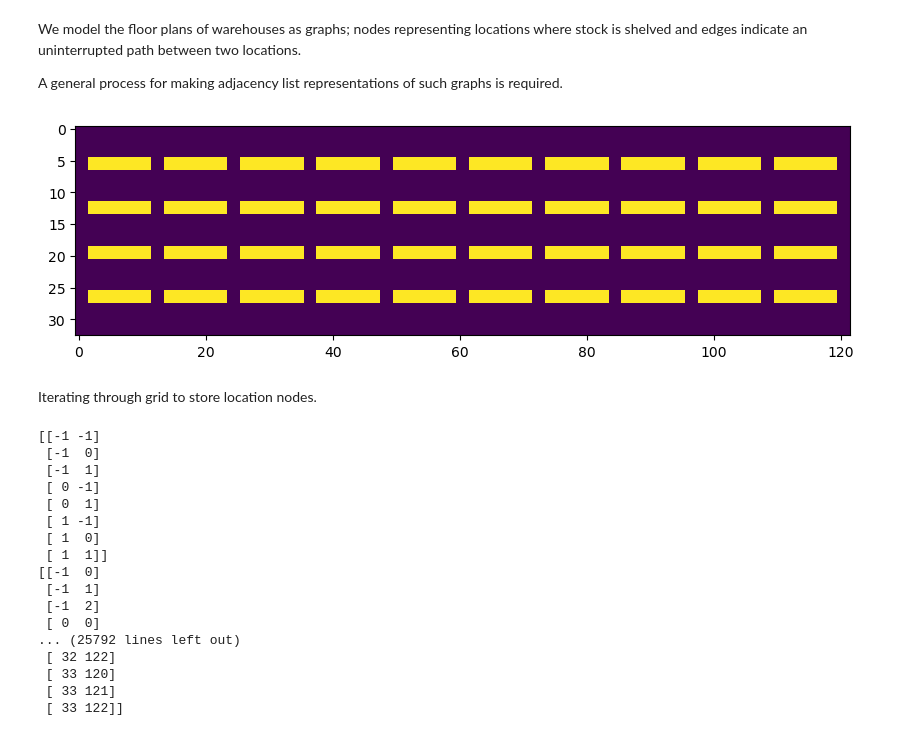
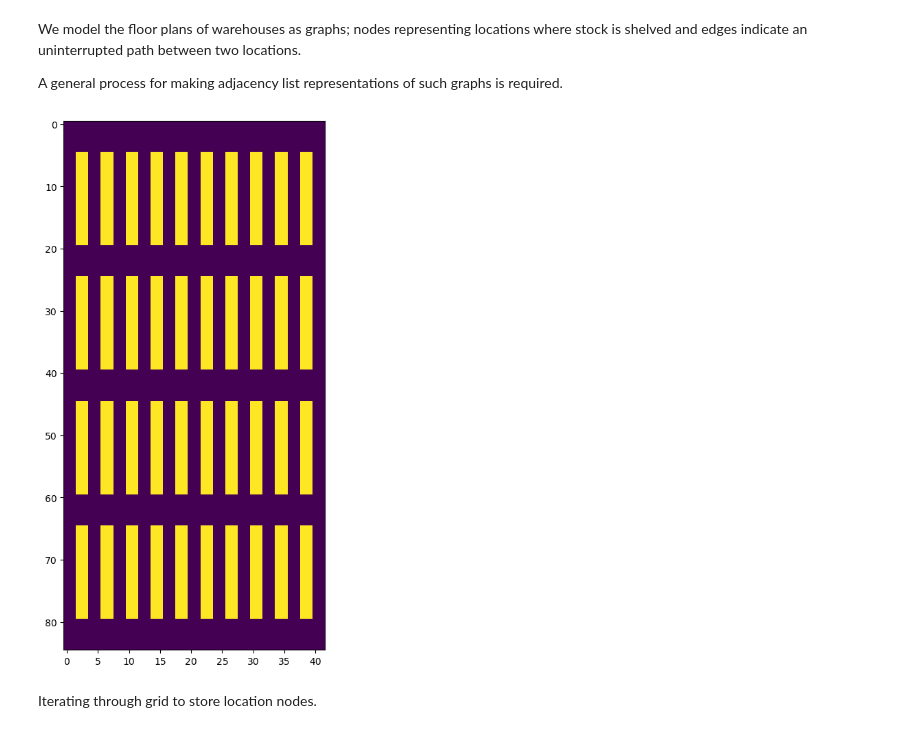
Before and after one commit to JoshMance/simulating-warehouses-operations, a Jupyter notebook: small-model.ipynb, the cells around one changed output. Saved outputs shown, nothing was run; the diff lists cells and outputs as text; code cells hidden in the pictures.

Commit message:
Finding all ticket locations and visually confirming data structure models the layout of any given warehouse.

```diff
--- a/small-model.ipynb
+++ b/small-model.ipynb
@@ -30,24 +21,24 @@ We model the floor plans of warehouses as graphs; nodes representing locations w
 
 A general process for making adjacency list representations of such graphs is required.
 # %%
-SHELF_SIZE = np.array([2, 10])
+SHELF_SIZE = np.array([15, 2])
 GAP_SIZE = np.array([5, 2])
 NUM_SHELVES = np.array([4, 10])
 
 GRID_SIZE = NUM_SHELVES*(GAP_SIZE + SHELF_SIZE) + GAP_SIZE
 
 grid = np.zeros(GRID_SIZE)
 
 for index, value in np.ndenumerate(grid):
     if np.all(((index) % (GAP_SIZE + SHELF_SIZE) >= GAP_SIZE)):
         grid[index] = 1
 
 
 plt.figure(figsize = (10, 10))
 plt.imshow(grid)
 plt.show()
 # %% [output]
-[figure, old version]
+[figure, new version]
 # %% [markdown]
 Iterating through grid to store location nodes.
 # %%
@@ -59,37 +50,0 @@ class Node():
-# %%
-NUM_NODES = np.product(GRID_SIZE) - (np.product(NUM_SHELVES)*np.product(SHELF_SIZE))
-nodes = np.empty(NUM_NODES, dtype = Node)
-
-current_index = 0
-
-all_moves = list(itertools.product([-1,0,1], repeat=2))
-all_moves.remove((0,0))
-all_moves = np.array(all_moves)
-
-for (row, col), value in np.ndenumerate(grid):
-    if (value == 0):
-        nodes[current_index] = current_index
-
-        neighbours = all_moves + np.array([(row, col) for i in range(8)])
-        print(neighbours)
-
-
-        current_index += 1
-# %% [output]
-[[-1 -1]
- [-1  0]
- [-1  1]
- [ 0 -1]
- [ 0  1]
- [ 1 -1]
- [ 1  0]
- [ 1  1]]
-[[-1  0]
- [-1  1]
- [-1  2]
- [ 0  0]
-... (25792 lines left out)
- [ 32 122]
- [ 33 120]
- [ 33 121]
- [ 33 122]]
```
Also changed, not shown: parts of 4 cells of this notebook.
